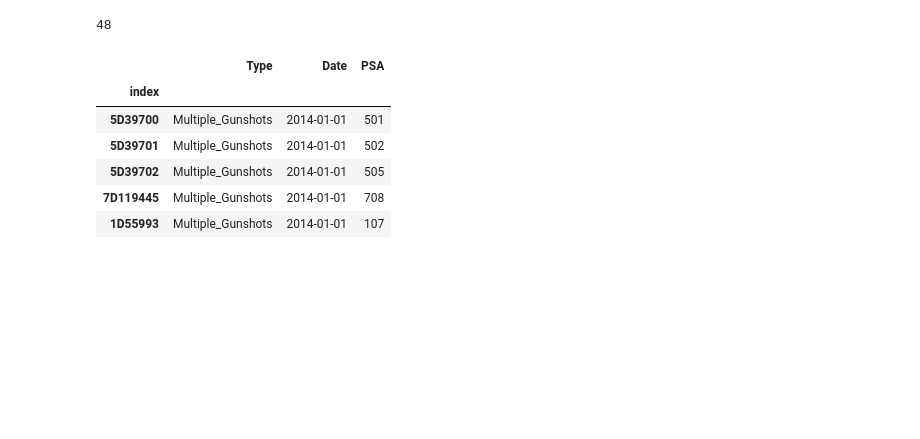
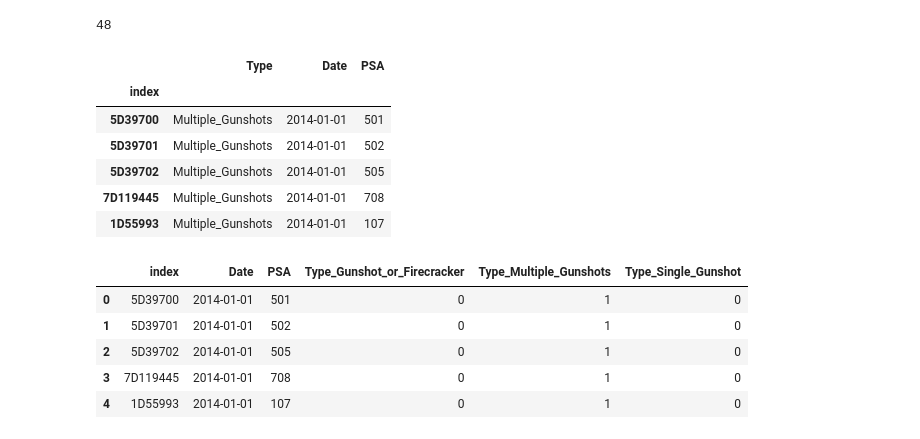
Before and after one commit to haoapple/The_Lab_DC_client_project, a Jupyter notebook: 03.Feature Engineering.ipynb, the cells around one changed output. Saved outputs shown, nothing was run; the diff lists cells and outputs as text; code cells hidden in the pictures; blank space fills up the shorter version.

```diff
--- a/03.Feature Engineering.ipynb
+++ b/03.Feature Engineering.ipynb
@@ -77,0 +81,15 @@ shots_psa.head()
+# %%
+shots_psa = pd.read_csv('./assets/mpd/shots_train_psa.csv')
+# %%
+shots_psa.PSA = shots_psa.PSA.astype(str)
+# %%
+shots_psa = pd.get_dummies(shots_psa, columns=['Type'])
+# %%
+shots_psa.head()
+# %% [output]
+|  | index | Date | PSA | Type_Gunshot_or_Firecracker | Type_Multiple_Gunshots | Type_Single_Gunshot |
+| 0 | 5D39700 | 2014-01-01 | 501 | 0 | 1 | 0 |
+| 1 | 5D39701 | 2014-01-01 | 502 | 0 | 1 | 0 |
+| 2 | 5D39702 | 2014-01-01 | 505 | 0 | 1 | 0 |
+| 3 | 7D119445 | 2014-01-01 | 708 | 0 | 1 | 0 |
+| 4 | 1D55993 | 2014-01-01 | 107 | 0 | 1 | 0 |
```
Also changed, not shown: parts of 17 cells of this notebook, 1 other file.
